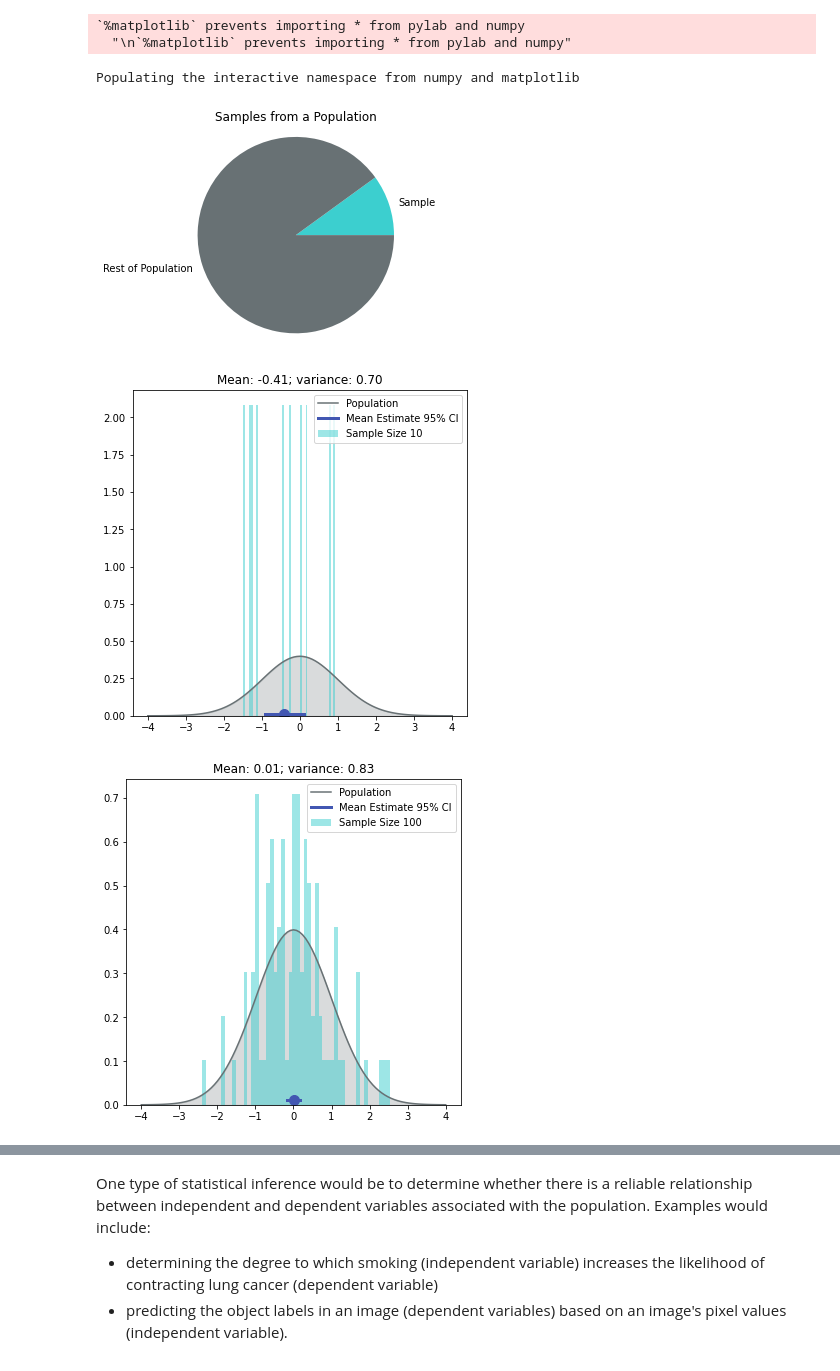
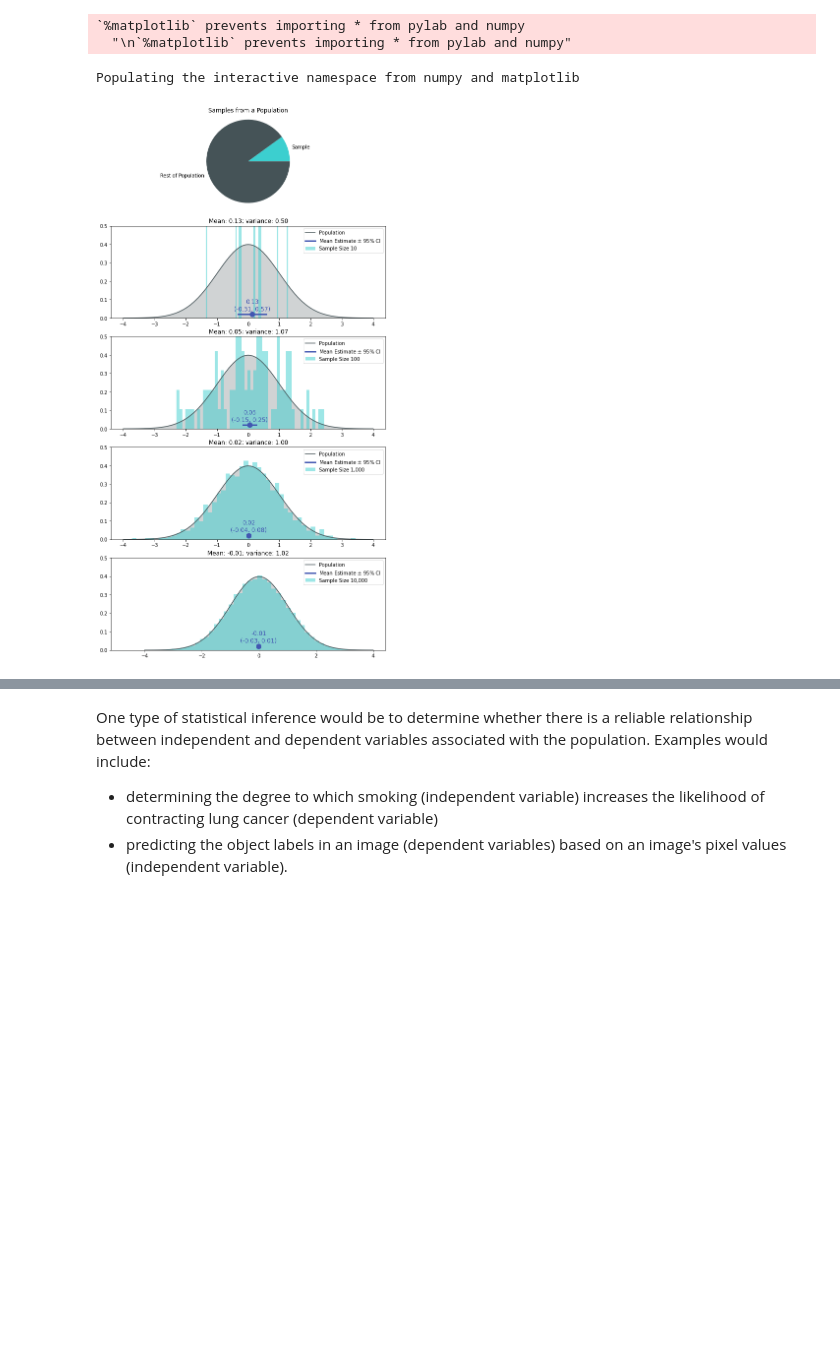
Before and after one commit to quizlet/abracadabra, a Jupyter notebook: docs/inferential_statistics_and_ab_experiment_analysis.ipynb, the cells around one changed output, grey strips where cells are left out. Cells and saved outputs as stored; diff of their text form; code cells hidden in the pictures; blank space fills up the shorter version.

```diff
--- a/docs/inferential_statistics_and_ab_experiment_analysis.ipynb
+++ b/docs/inferential_statistics_and_ab_experiment_analysis.ipynb
@@ -14,8 +14,29 @@ Populating the interactive namespace from numpy and matplotlib
   "\n`%matplotlib` prevents importing * from pylab and numpy"
 # %%
 %pylab inline
-from abra import vis
+import os
+from abra.vis import plot_interval, Gaussian, Binomial, Poisson, COLORS
 from scipy import stats
+
+FIGS_DIR = '/tmp/figs/'
+STD_NORMAL_COLOR = COLORS.gray
+NULL_COLOR = 'black'
+ALT_COLOR = COLORS.green
+POPULATION_COLOR = COLORS.dark_gray
+SAMPLES_COLOR = COLORS.cyan
+INTERVAL_ESTIMATE_COLOR = COLORS.blue
+ALPHA_COLOR = COLORS.yellow
+BETA_COLOR = COLORS.dark_red
+POWER_COLOR = COLORS.light_blue
+SIMULATION_COLOR = COLORS.light_green
+
+
+
+def savefig(fig_name):
+    if FIGS_DIR:
+        if not os.path.isdir(FIGS_DIR):
+            os.makedirs(FIGS_DIR)
+        plt.savefig(os.path.join(FIGS_DIR, fig_name + '.png'), dpi=300)
 
 def confidence_interval(samples, confidence=.975):
     """
@@ -26,42 +47,49 @@ def confidence_interval(samples, confidence=.975):
     http://www.stat.yale.edu/Courses/1997-98/101/confint.htm
     """
     z = stats.norm.ppf(confidence)
     mean = np.mean(samples)
     stderr = np.std(samples) / np.sqrt(len(samples))
     return mean, (mean - stderr * z, mean + stderr * z)
 
 
 # Plot pie chart as cartoon demonstration of sampling from a population
-plt.subplots(figsize=(4, 4))
+_, axs = plt.subplots(5, figsize=(10, 20))
+plt.sca(axs[0])
 plt.pie(
     [1, 9],
-    colors=[vis.COLORS.cyan, vis.COLORS.gray], labels=["Sample", "Rest of Population"]
+    colors=[SAMPLES_COLOR, POPULATION_COLOR], labels=["Sample", "Rest of Population"]
 );
 plt.title("Samples from a Population")
 plt.axis('square')
-plt.savefig('/tmp/samples.png')
+
 
 def plot_sample_distribution(sample_size):
     """
     Plot samples of `sample_size`, drawn from underlying standard Gaussian distribution
     """
-    population = vis.Gaussian(color=vis.COLORS.gray, label='Population')
-    plt.subplots(figsize=(6, 6))
-    samples = np.random.randn(sample_size)
+    population = Gaussian(color=POPULATION_COLOR, label='Population')
+    samples = population.sample(sample_size)
     ci = confidence_interval(samples)
 
-    plt.hist(samples, label=f'Sample Size {sample_size:,}', density=True, color=vis.COLORS.cyan, alpha=.5, bins=50)
+    plt.hist(samples, label=f'Sample Size {sample_size:,}', density=True, color=SAMPLES_COLOR, alpha=.5, bins=50)
     population.plot()
-    vis.plot_interval(ci[1][0], ci[1][1], ci[0], y=.01, color=vis.COLORS.blue, label='Mean Estimate 95% CI')
+    plot_interval(
+        ci[1][0], ci[1][1], ci[0],
+        y=.02, color=INTERVAL_ESTIMATE_COLOR, label=r'Mean Estimate $\pm$ 95% CI',
+        display_text=True,
+        fontsize=12,
+        offset=.02
+    )
     plt.axis('tight')
+    plt.ylim([0, .5])
     plt.title('Mean: {:1.2f}; variance: {:1.2f}'.format(np.mean(samples), np.var(samples)))
     plt.legend();
 
 # Demnstrate samples, CIs, and conversion to population for increasing sample sizes
-for sample_size in [10, 100, 1000, 10000]:
+for ii, sample_size in enumerate([10, 100, 1000, 10000]):
+    plt.sca(axs[ii+1])
     plot_sample_distribution(sample_size)
+savefig('sampling_cis')
 # %% [output]
 Populating the interactive namespace from numpy and matplotlib
-[figure, old version]
+[figure, new version]
-[figure, removed]
-[figure, removed]
```
Also changed, not shown: parts of 43 cells of this notebook, 1 other file.
